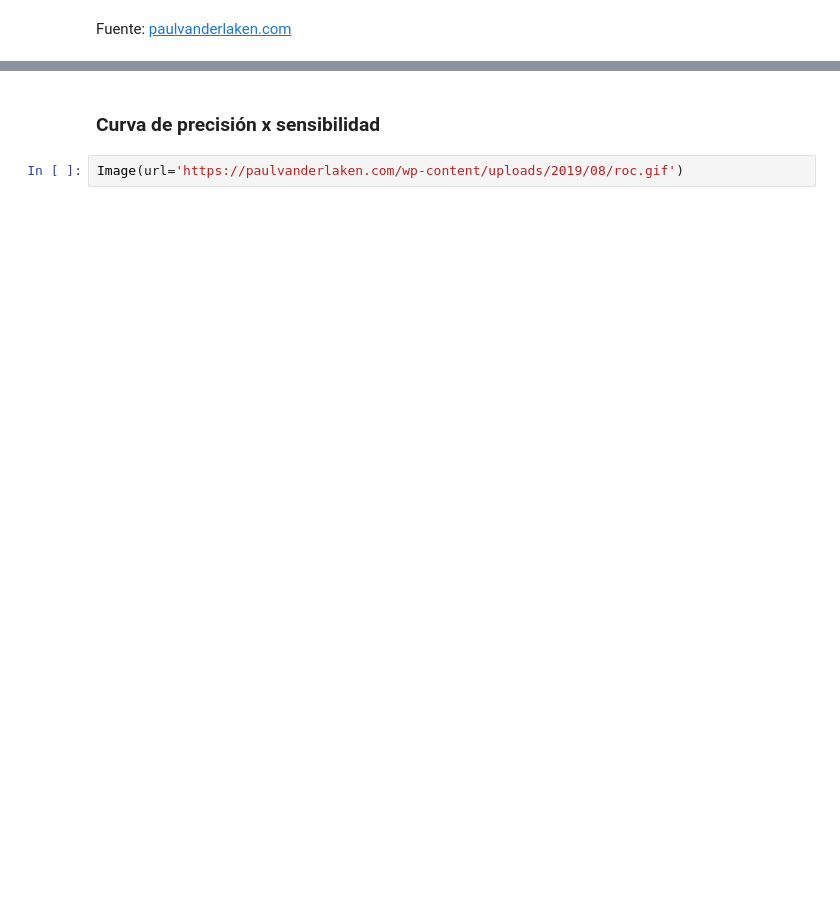
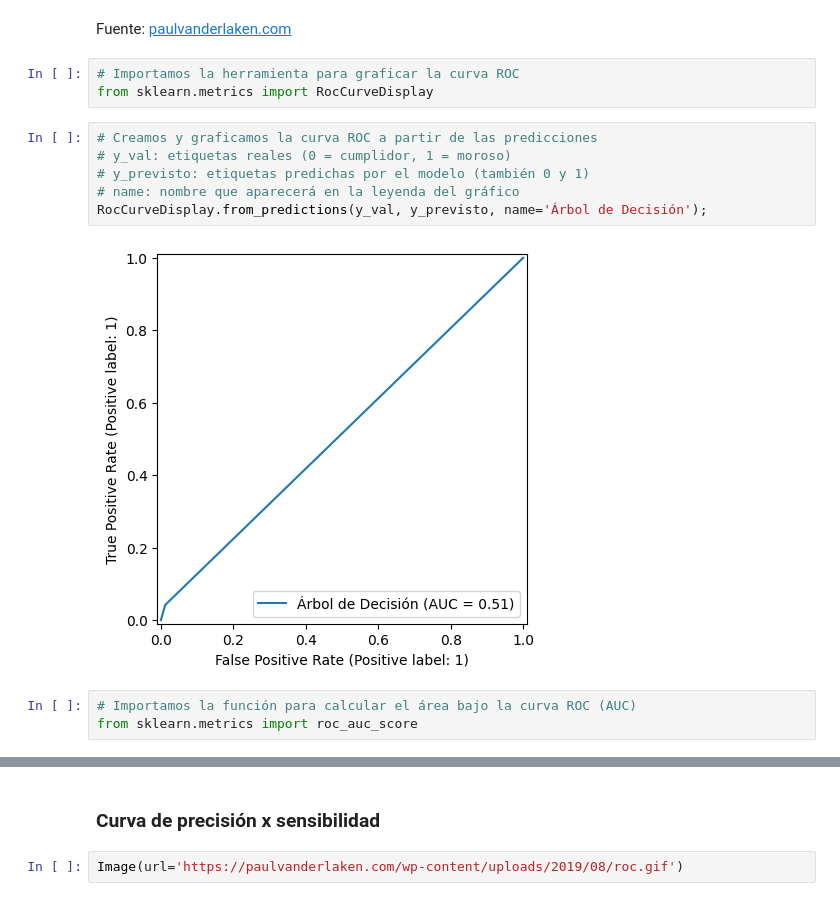
Before and after one commit to DanielRaiicHu/clasificacion_validacion_y_metricas, a Jupyter notebook: Clasificacion_validacion_y_metricas.ipynb, the cells around one changed output, grey strips where cells are left out. Saved outputs shown, nothing was run; the diff lists cells and outputs as text; blank space fills up the shorter version.

```diff
--- a/Clasificacion_validacion_y_metricas.ipynb
+++ b/Clasificacion_validacion_y_metricas.ipynb
@@ -489,3 +492,17 @@ Image(url='https://raw.githubusercontent.com/dariyasydykova/open_projects/master
 [interactive output not drawn]
 # %% [markdown]
 Fuente: [paulvanderlaken.com](https://paulvanderlaken.com/2019/08/16/roc-auc-precision-and-recall-visually-explained/)
+# %%
+# Importamos la herramienta para graficar la curva ROC
+from sklearn.metrics import RocCurveDisplay
+# %%
+# Creamos y graficamos la curva ROC a partir de las predicciones
+# y_val: etiquetas reales (0 = cumplidor, 1 = moroso)
+# y_previsto: etiquetas predichas por el modelo (también 0 y 1)
+# name: nombre que aparecerá en la leyenda del gráfico
+RocCurveDisplay.from_predictions(y_val, y_previsto, name='Árbol de Decisión');
+# %% [output]
+[figure, added]
+# %%
+# Importamos la función para calcular el área bajo la curva ROC (AUC)
+from sklearn.metrics import roc_auc_score
```
Also changed, not shown: parts of 4 cells of this notebook.
